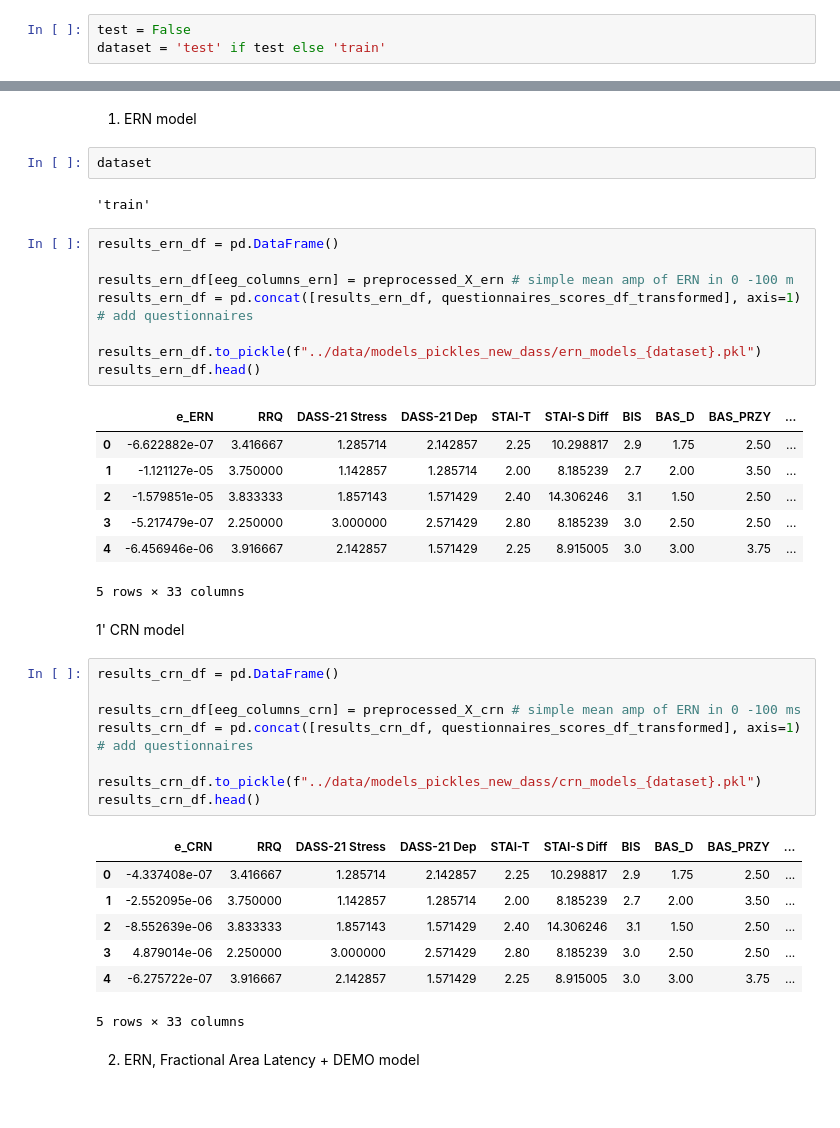
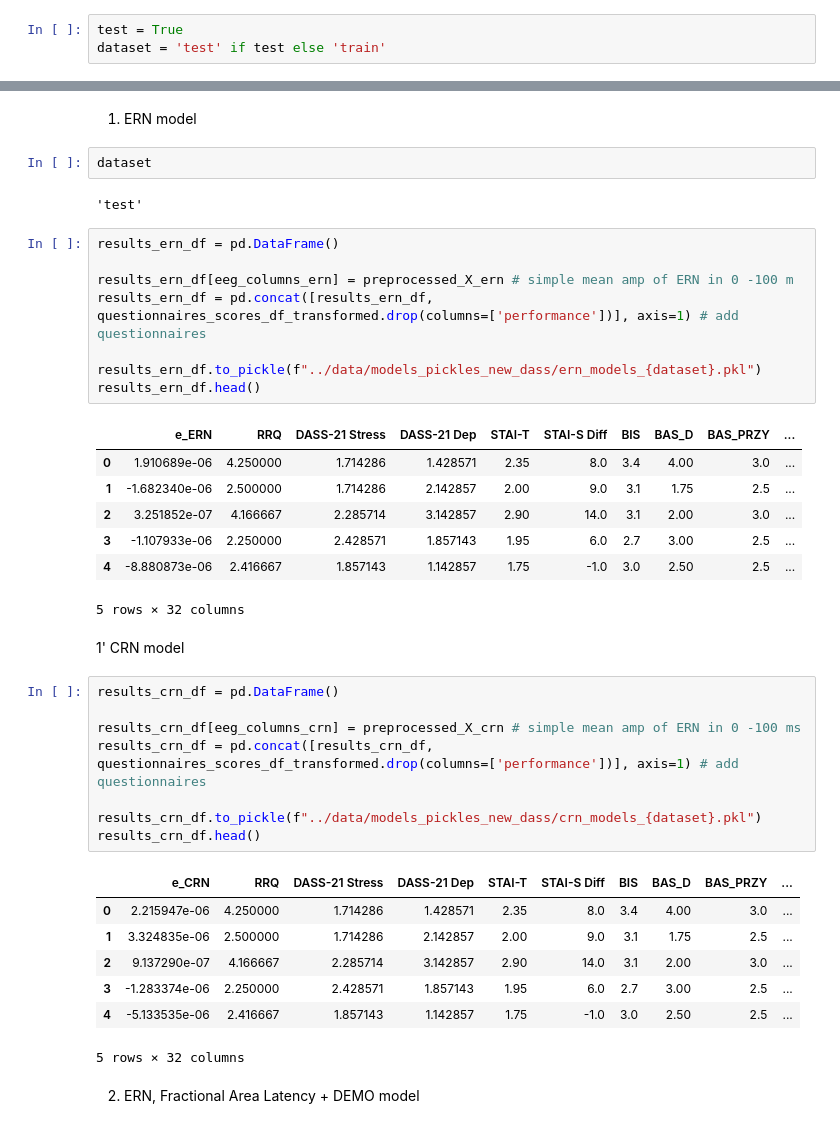
Before and after one commit to abelowska/errorNet, a Jupyter notebook: notebooks/feature_extraction.ipynb, the cells around one changed output, grey strips where cells are left out. Drawn from its saved outputs; the diff is of its cells as text.

```diff
--- a/notebooks/feature_extraction.ipynb
+++ b/notebooks/feature_extraction.ipynb
@@ -577,7 +577,7 @@ epochs_test_df = pd.concat([epochs_test_sonata_df, epochs_test_opus_df], ignore_
 # %% [markdown]
 #### Chose dataset
 # %%
-test = False
+test = True
 dataset = 'test' if test else 'train'
 # %%
 epochs_df = epochs_train_df if not test else epochs_test_df
@@ -1788,41 +1787,41 @@ eeg_column_ch_type_crn = ['e_LTR_C']
 # %%
 dataset
 # %% [output]
-'train'
+'test'
 # %%
 results_ern_df = pd.DataFrame()
 
 results_ern_df[eeg_columns_ern] = preprocessed_X_ern # simple mean amp of ERN in 0 -100 m
-results_ern_df = pd.concat([results_ern_df, questionnaires_scores_df_transformed], axis=1) # add questionnaires
+results_ern_df = pd.concat([results_ern_df, questionnaires_scores_df_transformed.drop(columns=['performance'])], axis=1) # add questionnaires
 
 results_ern_df.to_pickle(f"../data/models_pickles_new_dass/ern_models_{dataset}.pkl")
 results_ern_df.head()
 # %% [output]
 |  | e_ERN | RRQ | DASS-21 Stress | DASS-21 Dep | STAI-T | STAI-S Diff | BIS | BAS_D | BAS_PRZY | ... |
-| 0 | -6.622882e-07 | 3.416667 | 1.285714 | 2.142857 | 2.25 | 10.298817 | 2.9 | 1.75 | 2.50 | ... |
-| 1 | -1.121127e-05 | 3.750000 | 1.142857 | 1.285714 | 2.00 | 8.185239 | 2.7 | 2.00 | 3.50 | ... |
-| 2 | -1.579851e-05 | 3.833333 | 1.857143 | 1.571429 | 2.40 | 14.306246 | 3.1 | 1.50 | 2.50 | ... |
-| 3 | -5.217479e-07 | 2.250000 | 3.000000 | 2.571429 | 2.80 | 8.185239 | 3.0 | 2.50 | 2.50 | ... |
-| 4 | -6.456946e-06 | 3.916667 | 2.142857 | 1.571429 | 2.25 | 8.915005 | 3.0 | 3.00 | 3.75 | ... |
+| 0 | 1.910689e-06 | 4.250000 | 1.714286 | 1.428571 | 2.35 | 8.0 | 3.4 | 4.00 | 3.0 | ... |
+| 1 | -1.682340e-06 | 2.500000 | 1.714286 | 2.142857 | 2.00 | 9.0 | 3.1 | 1.75 | 2.5 | ... |
+| 2 | 3.251852e-07 | 4.166667 | 2.285714 | 3.142857 | 2.90 | 14.0 | 3.1 | 2.00 | 3.0 | ... |
+| 3 | -1.107933e-06 | 2.250000 | 2.428571 | 1.857143 | 1.95 | 6.0 | 2.7 | 3.00 | 2.5 | ... |
+| 4 | -8.880873e-06 | 2.416667 | 1.857143 | 1.142857 | 1.75 | -1.0 | 3.0 | 2.50 | 2.5 | ... |
-5 rows × 33 columns
+5 rows × 32 columns
 # %% [markdown]
 1' CRN model
 # %%
 results_crn_df = pd.DataFrame()
 
 results_crn_df[eeg_columns_crn] = preprocessed_X_crn # simple mean amp of ERN in 0 -100 ms
-results_crn_df = pd.concat([results_crn_df, questionnaires_scores_df_transformed], axis=1) # add questionnaires
+results_crn_df = pd.concat([results_crn_df, questionnaires_scores_df_transformed.drop(columns=['performance'])], axis=1) # add questionnaires
 
 results_crn_df.to_pickle(f"../data/models_pickles_new_dass/crn_models_{dataset}.pkl")
 results_crn_df.head()
 # %% [output]
 |  | e_CRN | RRQ | DASS-21 Stress | DASS-21 Dep | STAI-T | STAI-S Diff | BIS | BAS_D | BAS_PRZY | ... |
-| 0 | -4.337408e-07 | 3.416667 | 1.285714 | 2.142857 | 2.25 | 10.298817 | 2.9 | 1.75 | 2.50 | ... |
-| 1 | -2.552095e-06 | 3.750000 | 1.142857 | 1.285714 | 2.00 | 8.185239 | 2.7 | 2.00 | 3.50 | ... |
-| 2 | -8.552639e-06 | 3.833333 | 1.857143 | 1.571429 | 2.40 | 14.306246 | 3.1 | 1.50 | 2.50 | ... |
-| 3 | 4.879014e-06 | 2.250000 | 3.000000 | 2.571429 | 2.80 | 8.185239 | 3.0 | 2.50 | 2.50 | ... |
-| 4 | -6.275722e-07 | 3.916667 | 2.142857 | 1.571429 | 2.25 | 8.915005 | 3.0 | 3.00 | 3.75 | ... |
+| 0 | 2.215947e-06 | 4.250000 | 1.714286 | 1.428571 | 2.35 | 8.0 | 3.4 | 4.00 | 3.0 | ... |
+| 1 | 3.324835e-06 | 2.500000 | 1.714286 | 2.142857 | 2.00 | 9.0 | 3.1 | 1.75 | 2.5 | ... |
+| 2 | 9.137290e-07 | 4.166667 | 2.285714 | 3.142857 | 2.90 | 14.0 | 3.1 | 2.00 | 3.0 | ... |
+| 3 | -1.283374e-06 | 2.250000 | 2.428571 | 1.857143 | 1.95 | 6.0 | 2.7 | 3.00 | 2.5 | ... |
+| 4 | -5.133535e-06 | 2.416667 | 1.857143 | 1.142857 | 1.75 | -1.0 | 3.0 | 2.50 | 2.5 | ... |
-5 rows × 33 columns
+5 rows × 32 columns
 # %% [markdown]
 2. ERN, Fractional Area Latency + DEMO model
 # %%
```
Also changed, not shown: parts of 19 cells of this notebook, 2 other files.
